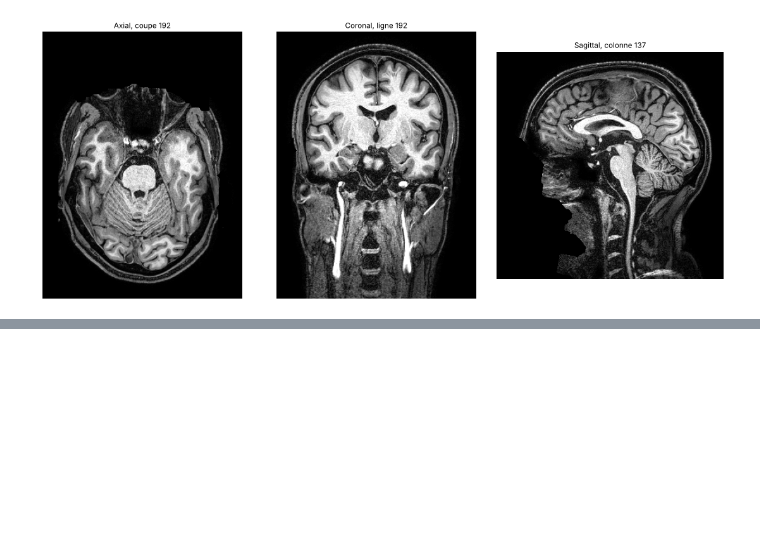
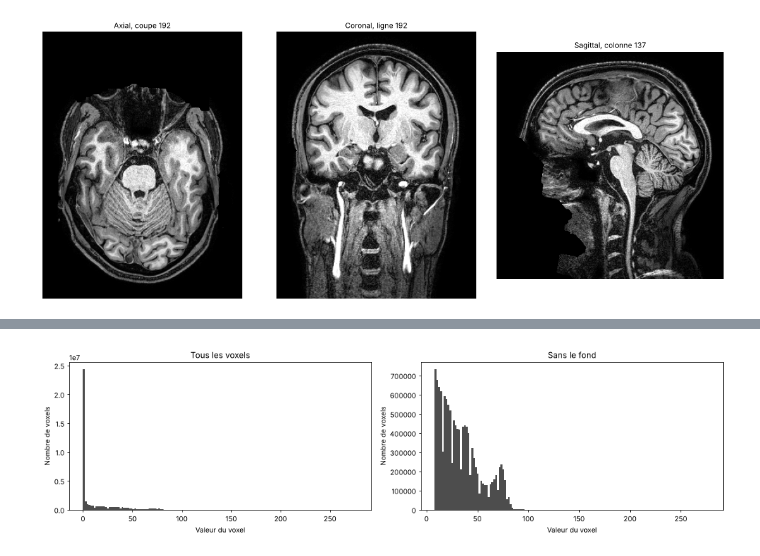
Before and after one commit to Temroade-cmd/irm-dicom, a Jupyter notebook: irm_dicom.ipynb, the cells around one changed output, grey strips where cells are left out. Drawn from its saved outputs; the diff is of its cells as text; code cells hidden in the pictures; blank space fills up the shorter version.

Commit message:
Le contraste, l'histogramme et trois réglages du blanc

```diff
--- a/irm_dicom.ipynb
+++ b/irm_dicom.ipynb
@@ -154,0 +161,16 @@ plt.show()
+# %%
+fig, axes = plt.subplots(1, 2, figsize=(14, 4))
+
+axes[0].hist(volume.ravel(), bins=150, color="0.3")
+axes[0].set_title("Tous les voxels")
+
+axes[1].hist(volume[volume > 0.1 * haut].ravel(), bins=150, color="0.3")
+axes[1].set_title("Sans le fond")
+
+for ax in axes:
+    ax.set_xlabel("Valeur du voxel")
+    ax.set_ylabel("Nombre de voxels")
+plt.tight_layout()
+plt.show()
+# %% [output]
+[figure, added]
```
Also changed, not shown: parts of 3 cells of this notebook.
